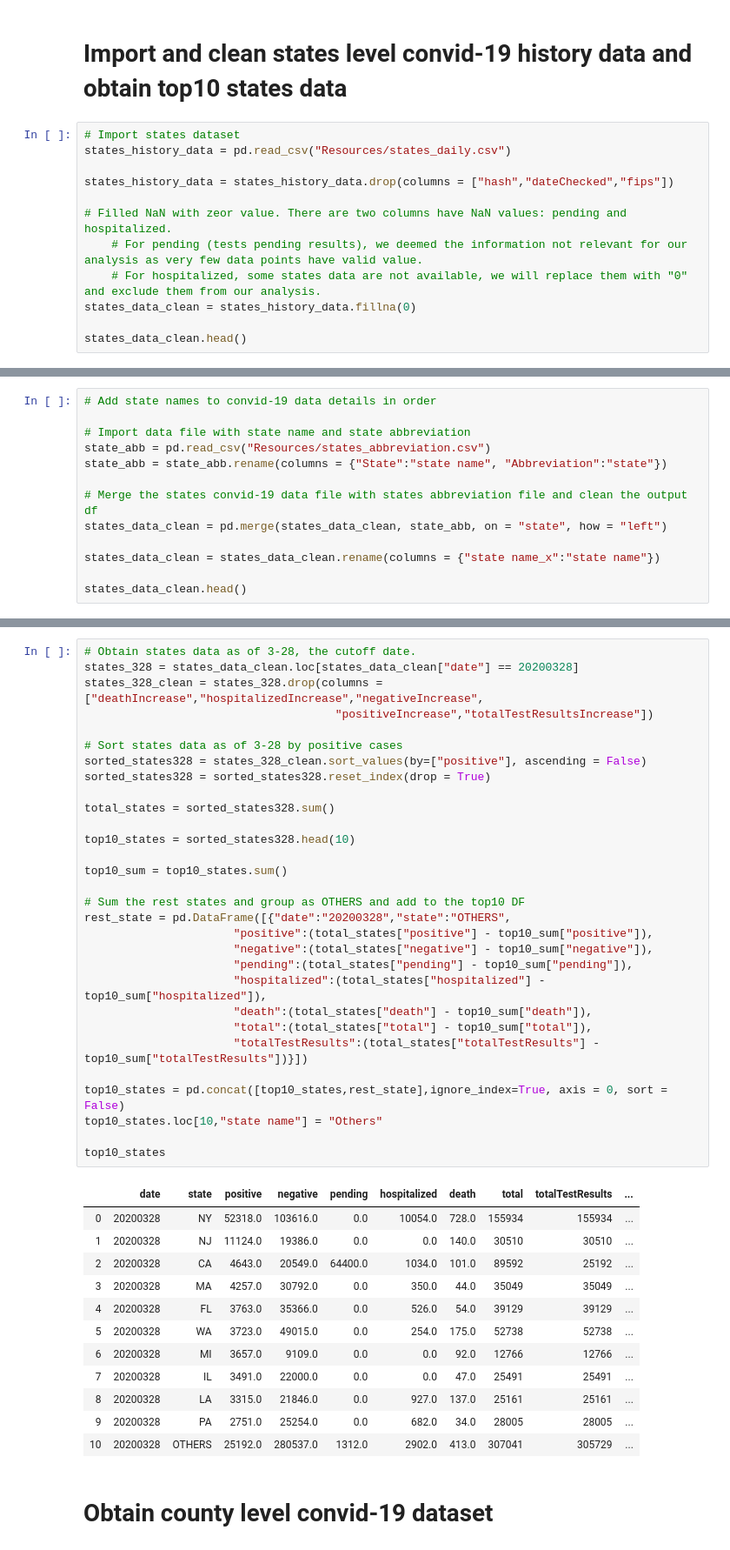
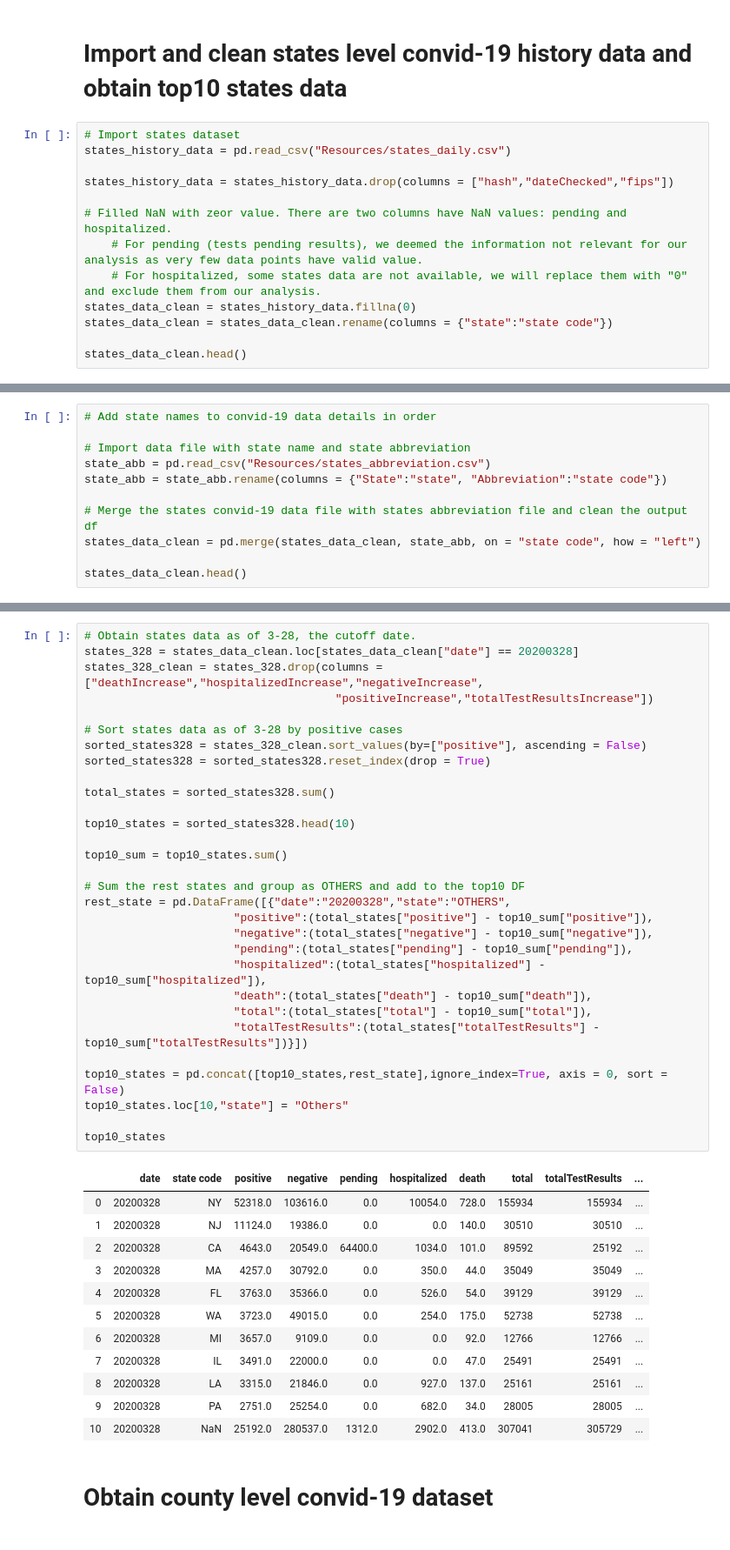
Before and after one commit to sereneys/Databootcamp-project-1, a Jupyter notebook: Covid-19-US-Analysis.ipynb, the cells around one changed output, grey strips where cells are left out. Shown: that part at 87% size. Cells and saved outputs as stored; diff of their text form.

```diff
--- a/Covid-19-US-Analysis.ipynb
+++ b/Covid-19-US-Analysis.ipynb
@@ -50,6 +50,7 @@ states_history_data = states_history_data.drop(columns = ["hash","dateChecked","
     # For pending (tests pending results), we deemed the information not relevant for our analysis as very few data points have valid value.
     # For hospitalized, some states data are not available, we will replace them with "0" and exclude them from our analysis.
 states_data_clean = states_history_data.fillna(0)
+states_data_clean = states_data_clean.rename(columns = {"state":"state code"})
 
 states_data_clean.head()
 # %% [output]
@@ -64,12 +65,10 @@ states_data_clean.head()
 
 # Import data file with state name and state abbreviation
 state_abb = pd.read_csv("Resources/states_abbreviation.csv")
-state_abb = state_abb.rename(columns = {"State":"state name", "Abbreviation":"state"})
+state_abb = state_abb.rename(columns = {"State":"state", "Abbreviation":"state code"})
 
 # Merge the states convid-19 data file with states abbreviation file and clean the output df
-states_data_clean = pd.merge(states_data_clean, state_abb, on = "state", how = "left")
-
-states_data_clean = states_data_clean.rename(columns = {"state name_x":"state name"})
+states_data_clean = pd.merge(states_data_clean, state_abb, on = "state code", how = "left")
 
 states_data_clean.head()
 # %% [output]
@@ -82,35 +81,35 @@ states_data_clean.head()
 # %%
 # Obtain states data as of 3-28, the cutoff date.
 states_328 = states_data_clean.loc[states_data_clean["date"] == 20200328]
 states_328_clean = states_328.drop(columns = ["deathIncrease","hospitalizedIncrease","negativeIncrease",
                                      "positiveIncrease","totalTestResultsIncrease"])
 
 # Sort states data as of 3-28 by positive cases
 sorted_states328 = states_328_clean.sort_values(by=["positive"], ascending = False)
 sorted_states328 = sorted_states328.reset_index(drop = True)
 
 total_states = sorted_states328.sum()
 
 top10_states = sorted_states328.head(10)
 
 top10_sum = top10_states.sum()
 
 # Sum the rest states and group as OTHERS and add to the top10 DF
 rest_state = pd.DataFrame([{"date":"20200328","state":"OTHERS",
                       "positive":(total_states["positive"] - top10_sum["positive"]),
                       "negative":(total_states["negative"] - top10_sum["negative"]),
                       "pending":(total_states["pending"] - top10_sum["pending"]),
                       "hospitalized":(total_states["hospitalized"] - top10_sum["hospitalized"]),
                       "death":(total_states["death"] - top10_sum["death"]),
                       "total":(total_states["total"] - top10_sum["total"]),
                       "totalTestResults":(total_states["totalTestResults"] - top10_sum["totalTestResults"])}])
 
 top10_states = pd.concat([top10_states,rest_state],ignore_index=True, axis = 0, sort = False)
-top10_states.loc[10,"state name"] = "Others"
+top10_states.loc[10,"state"] = "Others"
 
 top10_states
 # %% [output]
-|  | date | state | positive | negative | pending | hospitalized | death | total | totalTestResults | ... |
+|  | date | state code | positive | negative | pending | hospitalized | death | total | totalTestResults | ... |
 | 0 | 20200328 | NY | 52318.0 | 103616.0 | 0.0 | 10054.0 | 728.0 | 155934 | 155934 | ... |
 | 1 | 20200328 | NJ | 11124.0 | 19386.0 | 0.0 | 0.0 | 140.0 | 30510 | 30510 | ... |
 | 2 | 20200328 | CA | 4643.0 | 20549.0 | 64400.0 | 1034.0 | 101.0 | 89592 | 25192 | ... |
@@ -121,7 +120,7 @@ top10_states
 | 7 | 20200328 | IL | 3491.0 | 22000.0 | 0.0 | 0.0 | 47.0 | 25491 | 25491 | ... |
 | 8 | 20200328 | LA | 3315.0 | 21846.0 | 0.0 | 927.0 | 137.0 | 25161 | 25161 | ... |
 | 9 | 20200328 | PA | 2751.0 | 25254.0 | 0.0 | 682.0 | 34.0 | 28005 | 28005 | ... |
-| 10 | 20200328 | OTHERS | 25192.0 | 280537.0 | 1312.0 | 2902.0 | 413.0 | 307041 | 305729 | ... |
+| 10 | 20200328 | NaN | 25192.0 | 280537.0 | 1312.0 | 2902.0 | 413.0 | 307041 | 305729 | ... |
 # %% [markdown]
 # Obtain county level convid-19 dataset
 # %%
```
Also changed, not shown: parts of 9 cells of this notebook.
